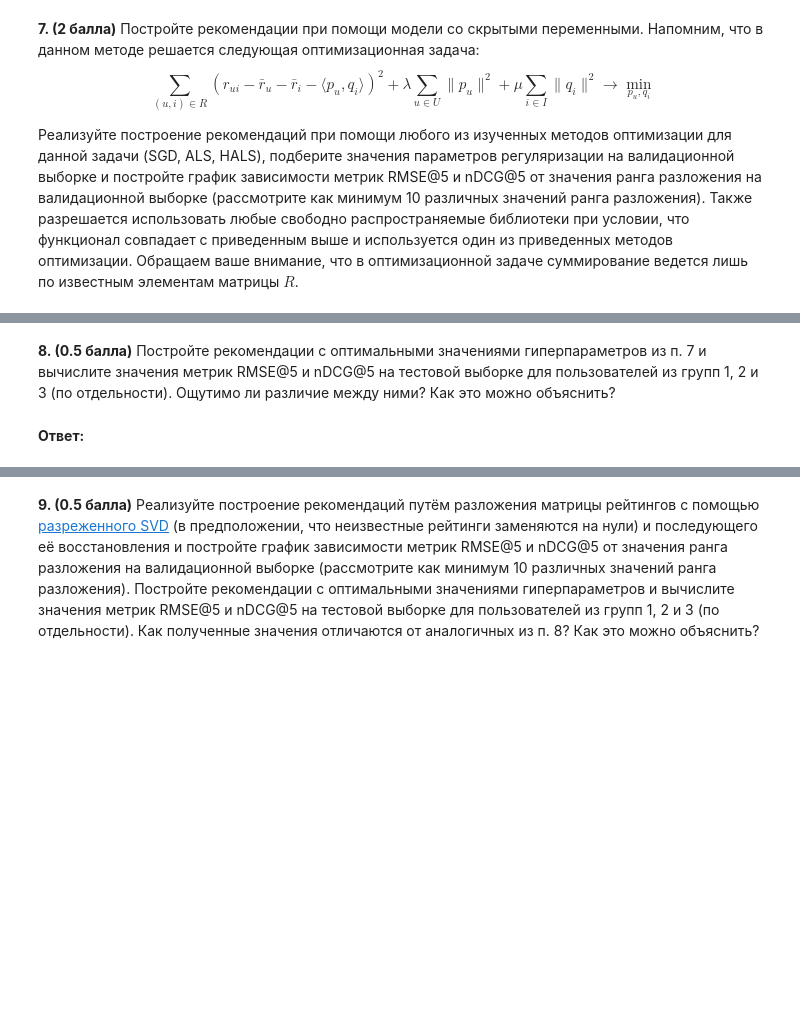
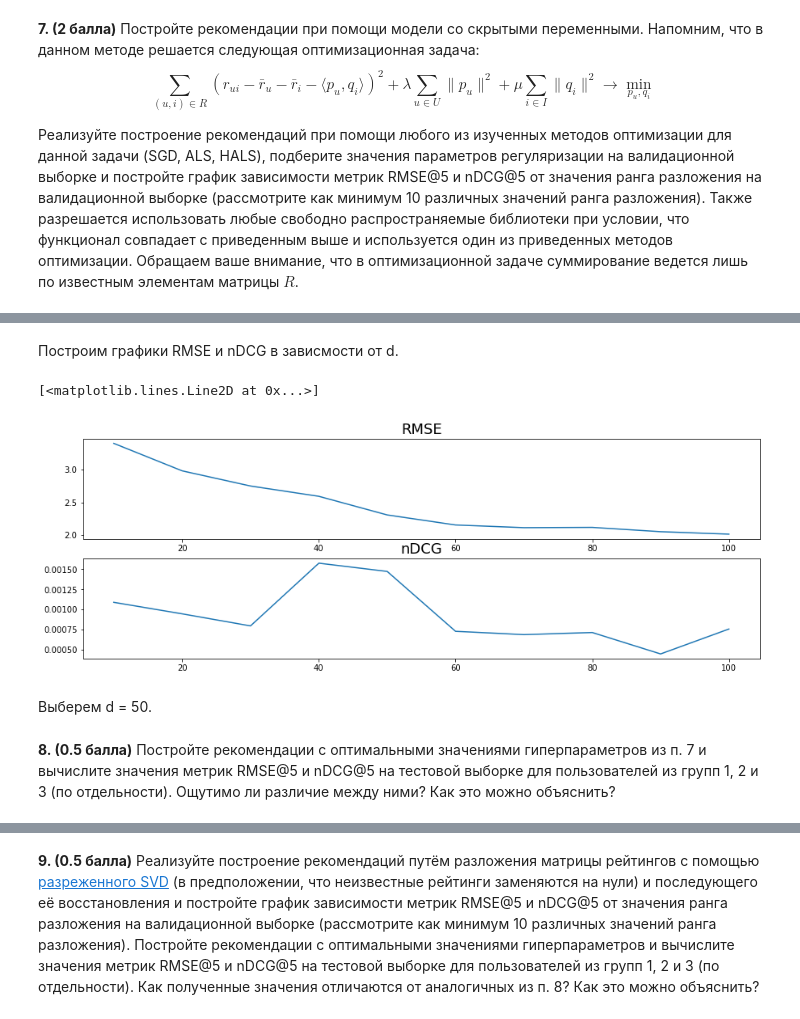
Before and after one commit to KirillMouraviev/Data-Mining-in-action, a Jupyter notebook: homework-practice-07-recommender.ipynb, the cells around one changed output, grey strips where cells are left out. Cells and saved outputs as stored; diff of their text form; code cells hidden in the pictures; blank space fills up the shorter version.

```diff
--- a/homework-practice-07-recommender.ipynb
+++ b/homework-practice-07-recommender.ipynb
@@ -55,7 +55,7 @@ import matplotlib.pyplot as plt
 # %% [markdown]
 Загрузим данные об оценках фильмов пользователями
 # %%
-ratings = pd.read_csv('movielens_data/user_ratedmovies-timestamps.dat', sep='\t')
+ratings = pd.read_csv('user_ratedmovies-timestamps.dat', sep='\t')
 ratings.head()
 # %% [output]
 |  | userID | movieID | rating | timestamp |
@@ -363,0 +373,6 @@ SGD(train_sm)
+# %%
+predicion = SGD_prediction(train_sm, lmbd=0.1, mu=0.1, verbose=10000)
+rmse = rmse_score(train_sm, predicion)
+print('RMSE:', rmse)
+ndcg = ndcg_score(train_sm, predicion)
+print('nDCG:', ndcg)
@@ -363,0 +394,7 @@ SGD(train_sm)
+# %%
+for lmbd in [0.1, 0.3, 1, 3]:
+    for mu in [0.1, 0.3, 1, 3]:
+        prediction = SGD_prediction(train_sm, lmbd=lmbd, mu=mu)
+        rmse = rmse_score(val_sm, prediction)
+        ndcg = ndcg_score(val_sm, prediction)
+        print('lambda: {}, mu: {}, rmse: {}, ndcg: {}'.format(lmbd, mu, rmse, ndcg))
@@ -363,0 +421,11 @@ SGD(train_sm)
+# %%
+D = np.arange(10, 101, 10)
+rmses = []
+ndcgs = []
+for d in D:
+    prediction = SGD_prediction(train_sm, lmbd=3, mu=0.1, d=d)
+    rmse = rmse_score(val_sm, prediction)
+    ndcg = ndcg_score(val_sm, prediction)
+    rmses.append(rmse)
+    ndcgs.append(ndcg)
+    print('d = {}; rmse: {}, ndcg: {}'.format(d, rmse, ndcg))
@@ -364,2 +443,17 @@ SGD(train_sm)
+# %% [markdown]
+Построим графики RMSE и nDCG в зависмости от d.
+# %%
+plt.figure(figsize=(15,5))
+plt.subplot(2, 1, 1)
+plt.title('RMSE', fontsize=18)
+plt.plot(D, rmses)
+plt.subplot(2, 1, 2)
+plt.title('nDCG', fontsize=18)
+plt.plot(D, ndcgs)
+# %% [output]
+[<matplotlib.lines.Line2D at 0x...>]
+[figure, added]
+# %% [markdown]
+Выберем d = 50.
 # %% [markdown]
 **8. (0.5 балла)** Постройте рекомендации с оптимальными значениями гиперпараметров из п. 7 и вычислите значения метрик RMSE@5 и nDCG@5 на тестовой выборке для пользователей из групп 1, 2 и 3 (по отдельности). Ощутимо ли различие между ними? Как это можно объяснить?
@@ -368,2 +459,0 @@ SGD(train_sm)
-# %% [markdown]
-**Ответ:**
```
Also changed, not shown: parts of 15 cells of this notebook.
